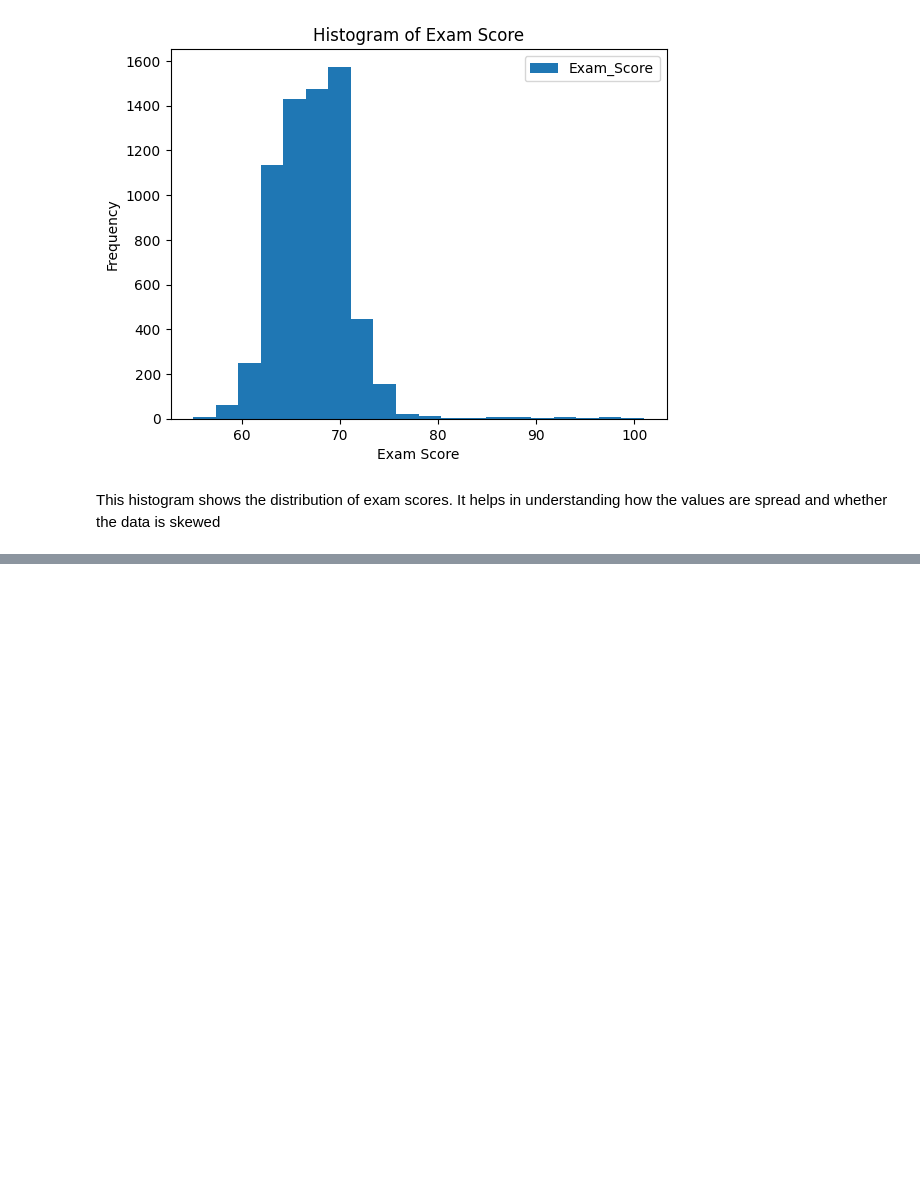
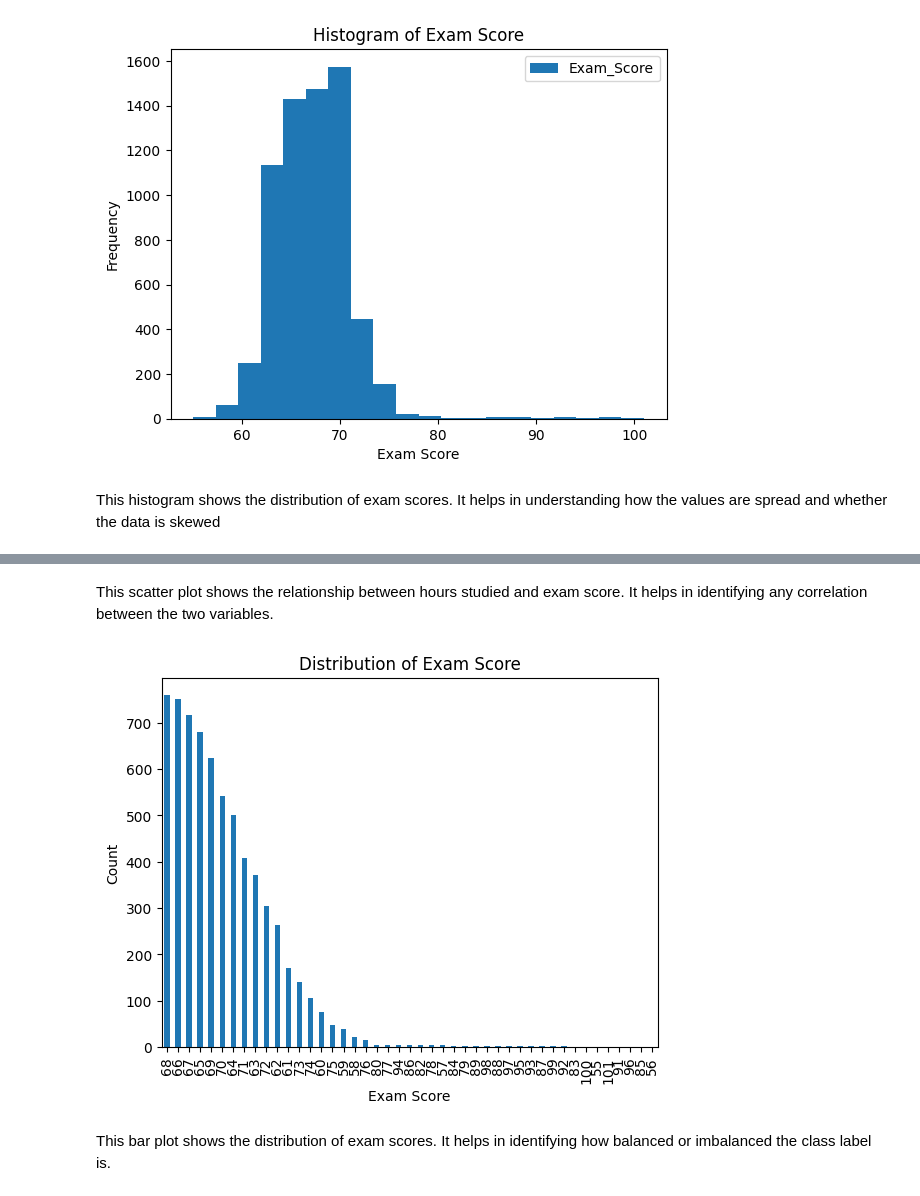
Before and after one commit to leeno-ob/IT326-project, a Jupyter notebook: phase2.ipynb, the cells around one changed output, grey strips where cells are left out. Drawn from its saved outputs; the diff is of its cells as text; code cells hidden in the pictures; blank space fills up the shorter version.

```diff
--- a/phase2.ipynb
+++ b/phase2.ipynb
@@ -159,0 +168,14 @@ It helps in understanding how the values are spread and whether the data is skew
+# %% [markdown]
+This scatter plot shows the relationship between hours studied and exam score.
+It helps in identifying any correlation between the two variables.
+# %%
+df['Exam_Score'].value_counts().plot(kind='bar')
+plt.title("Distribution of Exam Score")
+plt.xlabel("Exam Score")
+plt.ylabel("Count")
+plt.show()
+# %% [output]
+[figure, added]
+# %% [markdown]
+This bar plot shows the distribution of exam scores.
+It helps in identifying how balanced or imbalanced the class label is.
```
Also changed, not shown: parts of 1 cell of this notebook.
